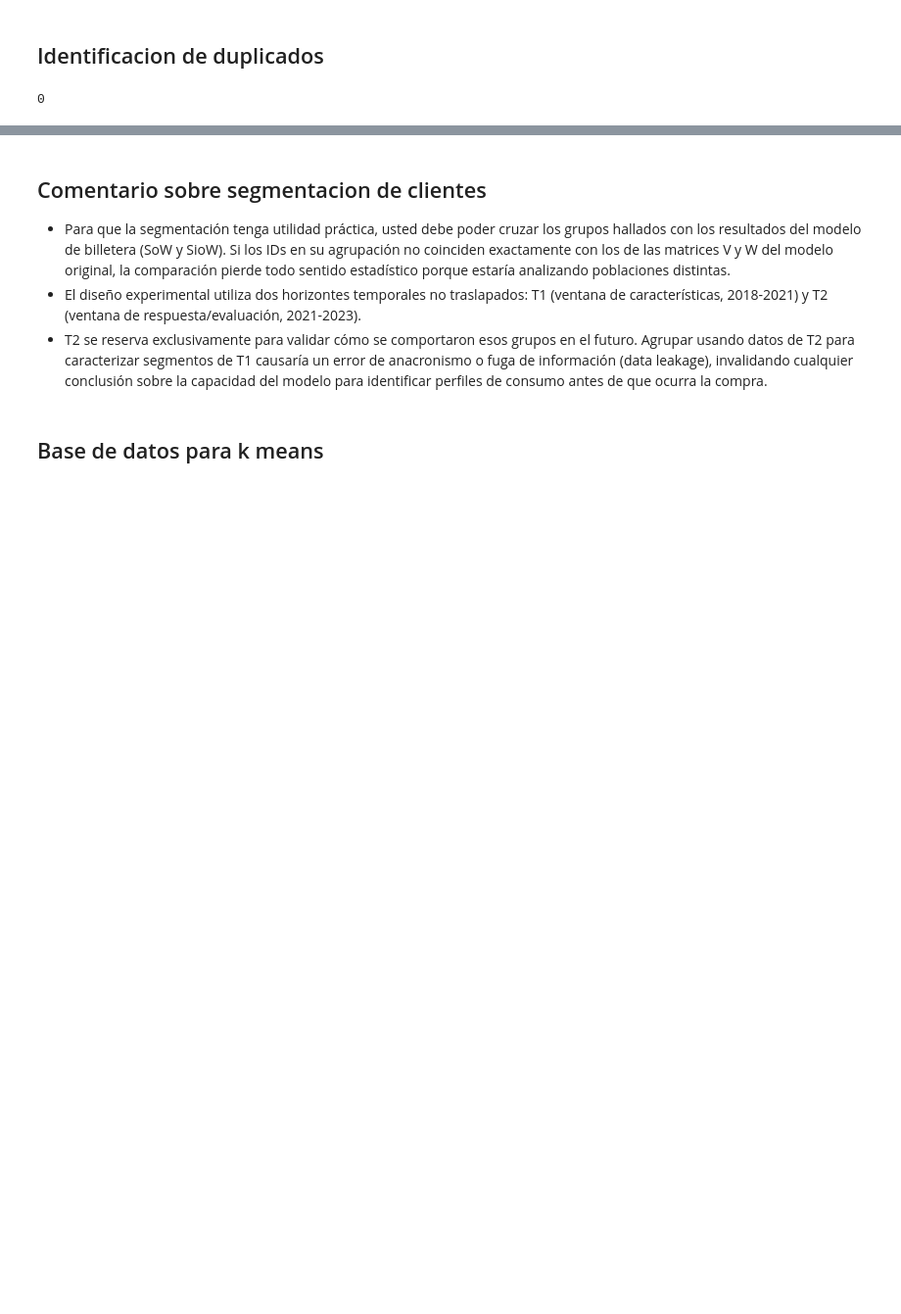
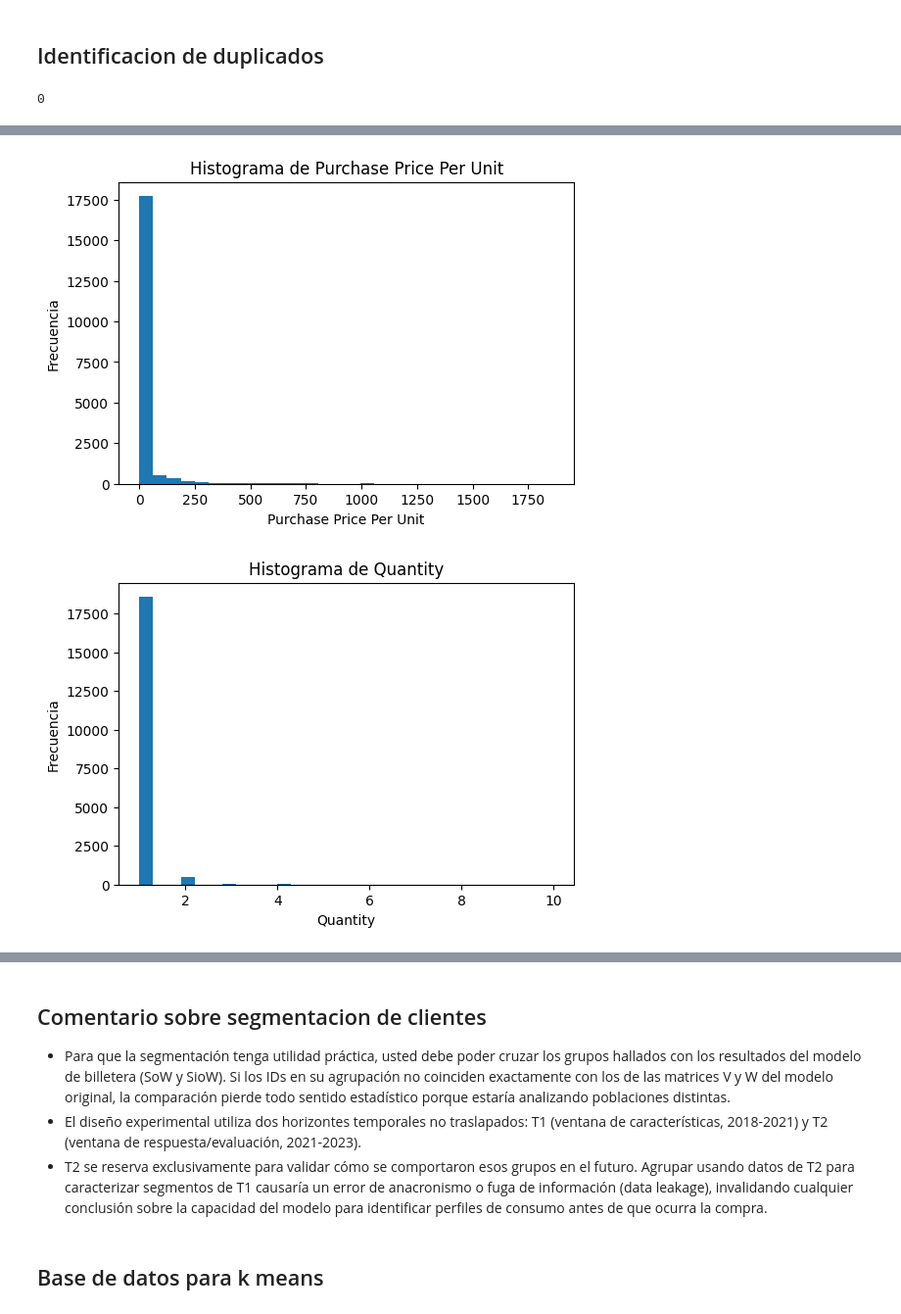
Before and after one commit to Th-msc-data-2026-ujav/Segmentacion-de-clientes-Samsung-SioW-SoW-y-Pow, a Jupyter notebook: segmentacion de clientes/segmentacion_clientes.ipynb, the cells around one changed output, grey strips where cells are left out. Shown at 98% size. Saved outputs shown, nothing was run; the diff lists cells and outputs as text; code cells hidden in the pictures; blank space fills up the shorter version.

```diff
--- a/segmentacion de clientes/segmentacion_clientes.ipynb
+++ b/segmentacion de clientes/segmentacion_clientes.ipynb
@@ -184,0 +209,13 @@ survey.duplicated().sum()
+# %%
+cols = ["Purchase Price Per Unit", "Quantity"]
+
+for col in cols:
+    plt.figure(figsize=(6, 4))
+    plt.hist(purchases_samsung[col].dropna(), bins=30)
+    plt.title(f"Histograma de {col}")
+    plt.xlabel(col)
+    plt.ylabel("Frecuencia")
+    plt.show()
+# %% [output]
+[figure, added]
+[figure, added]
```
Also changed, not shown: parts of 11 cells of this notebook.
